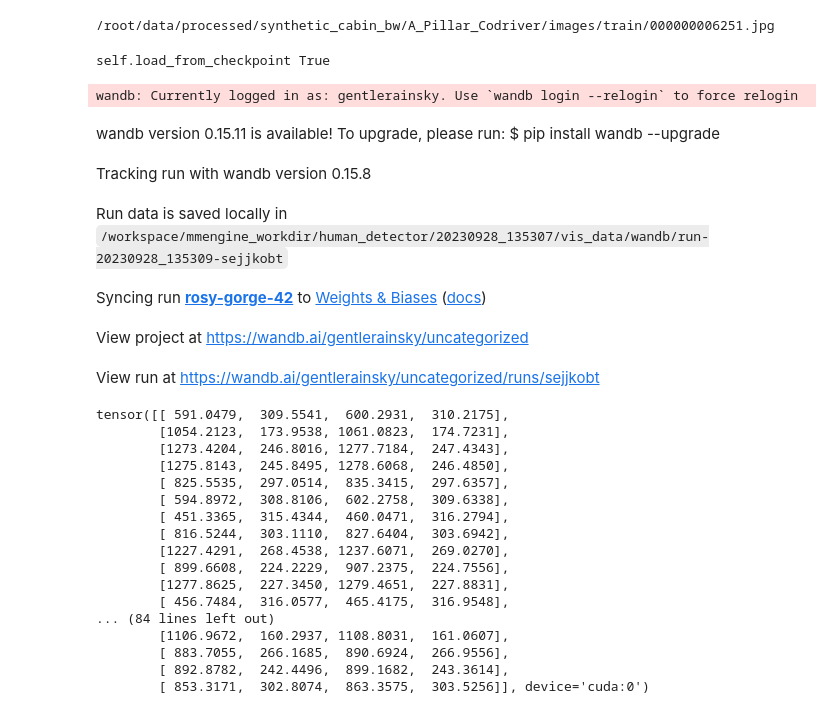
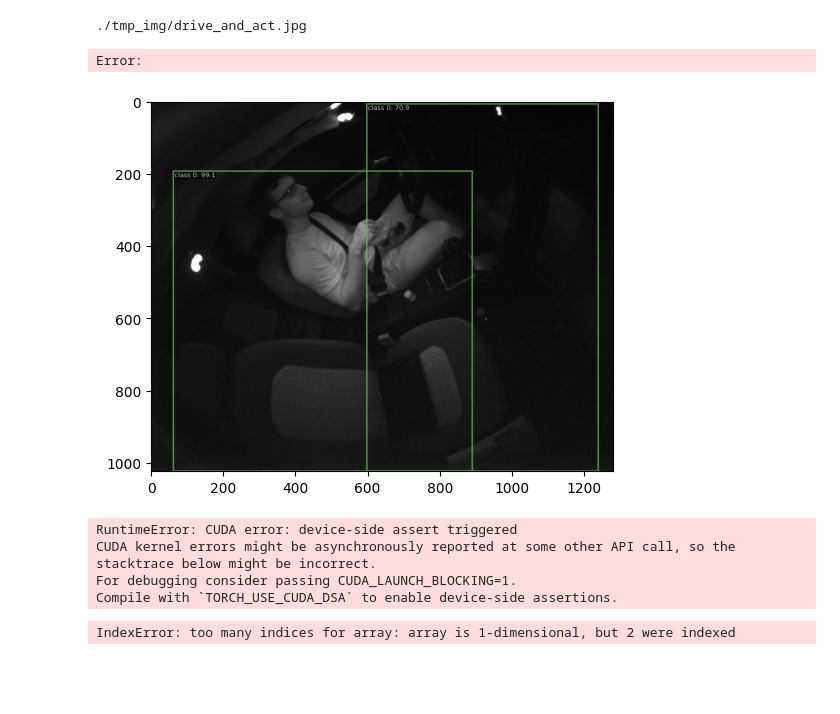
Before and after one commit to gentlerainsky/tuwien_thesis_3d_pose_estimation, a Jupyter notebook: demo/pose_estimation_2d/pose_estimation_2d/demo_pose_estimator_stage_drive_act.ipynb, the cells around one changed output. Cells and saved outputs as stored; diff of their text form; code cells hidden in the pictures; blank space fills up the shorter version.

```diff
--- a/demo/pose_estimation_2d/pose_estimation_2d/demo_pose_estimator_stage_drive_act.ipynb
+++ b/demo/pose_estimation_2d/pose_estimation_2d/demo_pose_estimator_stage_drive_act.ipynb
@@ -1,21 +1,21 @@
 # %%
 # !ls /root/data/processed/synthetic_cabin_bw/A_Pillar_Codriver/images/val
 # %%
-img_name = '000000006251.jpg'
-data_split = 'train'
+# img_name = '000000006251.jpg'
+# data_split = 'train'
 
-# img_name = '000000003126.jpg'
-# data_split = 'val'
+# # img_name = '000000003126.jpg'
+# # data_split = 'val'
 
-# img_name = '000000042188.jpg'
-# data_split = 'test'
+# # img_name = '000000042188.jpg'
+# # data_split = 'test'
 camera_positions = ['A_Pillar_Driver', 'Rear_Mirror', 'A_Pillar_Codriver']
 camera_position = camera_positions[2]
-img_path = f'/root/data/processed/synthetic_cabin_bw/{camera_position}/images/{data_split}/{img_name}'
-# img_path = './tmp_img/drive_and_act.jpg'
+# img_path = f'/root/data/processed/synthetic_cabin_bw/{camera_position}/images/{data_split}/{img_name}'
+img_path = './tmp_img/drive_and_act.jpg'
 print(img_path)
 # %% [output]
-/root/data/processed/synthetic_cabin_bw/A_Pillar_Codriver/images/train/000000006251.jpg
+./tmp_img/drive_and_act.jpg
 # %%
 from src.modules.human_detector.human_detector import HumanDetector
 
@@ -37,31 +37,18 @@ detector_result = detector.get_bbox(img_path)
 bbox = detector_result['bboxes']
 print(bbox)
 # %% [output]
-self.load_from_checkpoint True
+Error:
-wandb: Currently logged in as: gentlerainsky. Use `wandb login --relogin` to force relogin
-wandb version 0.15.11 is available! To upgrade, please run: $ pip install wandb --upgrade
-Tracking run with wandb version 0.15.8
-Run data is saved locally in /workspace/mmengine_workdir/human_detector/20230928_135307/vis_data/wandb/run-20230928_135309-sejjkobt
-Syncing run rosy-gorge-42 to Weights & Biases (docs)
-View project at https://wandb.ai/gentlerainsky/uncategorized
-View run at https://wandb.ai/gentlerainsky/uncategorized/runs/sejjkobt
-tensor([[ 591.0479,  309.5541,  600.2931,  310.2175],
-        [1054.2123,  173.9538, 1061.0823,  174.7231],
-        [1273.4204,  246.8016, 1277.7184,  247.4343],
-        [1275.8143,  245.8495, 1278.6068,  246.4850],
-        [ 825.5535,  297.0514,  835.3415,  297.6357],
-        [ 594.8972,  308.8106,  602.2758,  309.6338],
-        [ 451.3365,  315.4344,  460.0471,  316.2794],
-        [ 816.5244,  303.1110,  827.6404,  303.6942],
-        [1227.4291,  268.4538, 1237.6071,  269.0270],
-        [ 899.6608,  224.2229,  907.2375,  224.7556],
-        [1277.8625,  227.3450, 1279.4651,  227.8831],
-        [ 456.7484,  316.0577,  465.4175,  316.9548],
-... (84 lines left out)
-        [1106.9672,  160.2937, 1108.8031,  161.0607],
-        [ 883.7055,  266.1685,  890.6924,  266.9556],
-        [ 892.8782,  242.4496,  899.1682,  243.3614],
-        [ 853.3171,  302.8074,  863.3575,  303.5256]], device='cuda:0')
+# %%
+detector.visualise(img_path)
+# %% [output]
+[figure, added]
+# %%
+bbox[0]
+# %% [output]
+RuntimeError: CUDA error: device-side assert triggered
+CUDA kernel errors might be asynchronously reported at some other API call, so the stacktrace below might be incorrect.
+For debugging consider passing CUDA_LAUNCH_BLOCKING=1.
+Compile with `TORCH_USE_CUDA_DSA` to enable device-side assertions.
 # %%
 from src.modules.pose_estimator_2d.pose_estimator_2d import PoseEstimator2D
 import numpy as np
@@ -78,12 +65,14 @@ pose_estimator_2d = PoseEstimator2D(
     working_directory='mmengine_workdir/pose_estimator_2d',
     log_level='CRITICAL'
 )
-
-pose_estimator_2d.load_pretrained()
-# pose_estimator_2d_result = pose_estimator_2d.inference(img_path, bbox.detach().cpu().numpy(), bbox_format='xywh')
-pose_estimator_2d_result = pose_estimator_2d.inference(img_path, np.array([[0, 0, 1200, 1000]]), bbox_format='xywh')
+pose_estimator_2d.update_config()
+# pose_estimator_2d.load_pretrained()
+pose_estimator_2d_result = pose_estimator_2d.inference(img_path, bbox[0].detach().cpu().numpy(), bbox_format='xywh')
+# pose_estimator_2d_result = pose_estimator_2d.inference(img_path, np.array([[0, 0, 1200, 1000]]), bbox_format='xywh')
 keypoints_2D = pose_estimator_2d_result[0].pred_instances['keypoints'][0]
 print(keypoints_2D)
+# %% [output]
+IndexError: too many indices for array: array is 1-dimensional, but 2 were indexed
 # %%
 import pandas as pd
 import matplotlib.pyplot as plt
```
Also changed, not shown: parts of 4 cells of this notebook, 6 other files.
